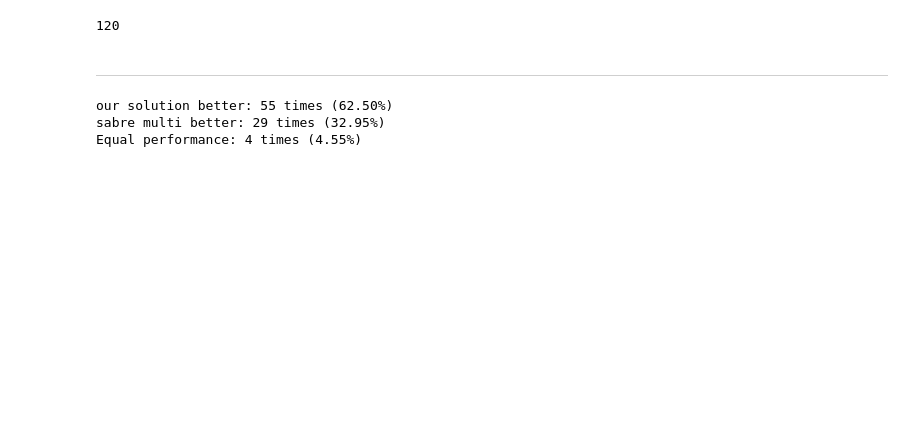
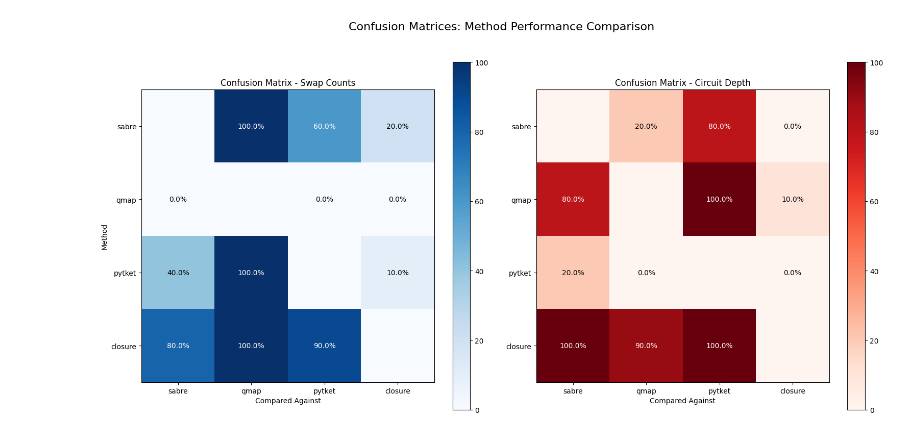
Before and after one commit to MarouaneBenbetka/Dependence-Driven-Quantum-Mapping, a Jupyter notebook: src/brainstorming.ipynb, the cells around one changed output. Cells and saved outputs as stored; diff of their text form; code cells hidden in the pictures; blank space fills up the shorter version.

```diff
--- a/src/brainstorming.ipynb
+++ b/src/brainstorming.ipynb
@@ -44,2 +29,0 @@ poly_mapper.run(heuristic_method="more_excuted",initial_mapping_method="trivial"
-# %%
-poly_mapper.run(heuristic_method="single-decay",initial_mapping_method="trivial",verbose=1)
@@ -50,2 +29,0 @@ poly_mapper.run(heuristic_method="single-decay",initial_mapping_method="trivial"
-# %%
-poly_mapper.run(heuristic_method="max_focus",initial_mapping_method="trivial")
@@ -57,4 +47,0 @@ poly_mapper.run(heuristic_method="max_focus",initial_mapping_method="trivial")
-# %%
-poly_mapper.run()
-# %% [output]
-120
@@ -71,51 +48,29 @@ results = {
 # %%
 from tqdm import tqdm
-for i in range(800, 1000, 100):
+for i in range(100, 200, 100):
     for j in tqdm(range(10), desc=f"Processing QSE {i}CYC", leave=False):
-        file_path = f"../benchmarks/polyhedral/queko-bss-16qbt/16QBT_{i}CYC_QSE_{j}.json"
+        file_path = f"../benchmarks/polyhedral/queko-bss-54qbt/54QBT_{i}CYC_QSE_{j}.json"
         data = json_file_to_isl(file_path)
+
+        qmap_result = run_qmap(data,edges,initial_mapping="trivial")
+        results_swaps["qmap"].append(qmap_result["swaps"])
+        results_depth["qmap"].append(qmap_result["depth"])
+
+        #cirq = run_cirq(data["qasm_code"],initial_mapping="trivial")
+        #results_swaps["cirq"].append(cirq["swaps"])
+        #results_depth["cirq"].append(cirq["depth"])
+
+        pytket_results = run_pyket(data,edges,initial_mapping="trivial")
+        results_swaps["pytket"].append(pytket_results["swaps"])
+        results_depth["pytket"].append(pytket_results["depth"])
+
         poly_mapper = POLY_QMAP(edges, data)
+        poly_mapper.run(heuristic_method="closure",initial_mapping_method="trivial")
+        results_swaps["closure"].append(poly_mapper.results[0]['swap_count'])
+        results_depth["closure"].append(poly_mapper.results[0]['circuit_depth'])
 
 
-        d = poly_mapper.run(heuristic_method="decay")
-        results["decay"].append(d)
-        m = poly_mapper.run(heuristic_method="more_excuted")
-        results["more_excuted"].append(m)
-        s = poly_mapper.run(heuristic_method="single-decay")
-        results["single-decay"].append(s)
-        f = poly_mapper.run(heuristic_method="max_focus")
-        results["max_focus"].append(f)
 
-        results["multi_isl"].append(min(d,m,s,f))
-
-        sabre_single, sabre_multi = run_sabre(data, edges)
-        results["sabre_single"].append(sabre_single)
-        results["sabre_multi"].append(sabre_multi)
+        sabre = run_sabre(data, edges,layout="trivial")
+        results_swaps["sabre"].append(sabre["swap_count"])
+        results_depth["sabre"].append(sabre["circuit_depth"])
-# %% [markdown]
--------------------------
-# %%
-multi_better = 0
-sabre_better = 0
-equal = 0
-total = len(results["multi_isl"])  # Total number of trials
-
-for multi, sabre in zip(results["multi_isl"], results["sabre_multi"]):
-    if multi < sabre:
-        multi_better += 1
-    elif sabre < multi:
-        sabre_better += 1
-    else:
-        equal += 1
-
-# Calculate percentages
-multi_percentage = (multi_better / total) * 100 if total > 0 else 0
-sabre_percentage = (sabre_better / total) * 100 if total > 0 else 0
-equal_percentage = (equal / total) * 100 if total > 0 else 0
-
-print(f"our solution better: {multi_better} times ({multi_percentage:.2f}%)")
-print(f"sabre multi better: {sabre_better} times ({sabre_percentage:.2f}%)")
-print(f"Equal performance: {equal} times ({equal_percentage:.2f}%)")
-# %% [output]
-our solution better: 55 times (62.50%)
-sabre multi better: 29 times (32.95%)
-Equal performance: 4 times (4.55%)
@@ -157,0 +79,4 @@ fig.show()
+# %%
+plot_confusion_matrices(results_swaps,results_depth)
+# %% [output]
+[figure, added]
```
Also changed, not shown: parts of 15 cells of this notebook, 11 other files.
